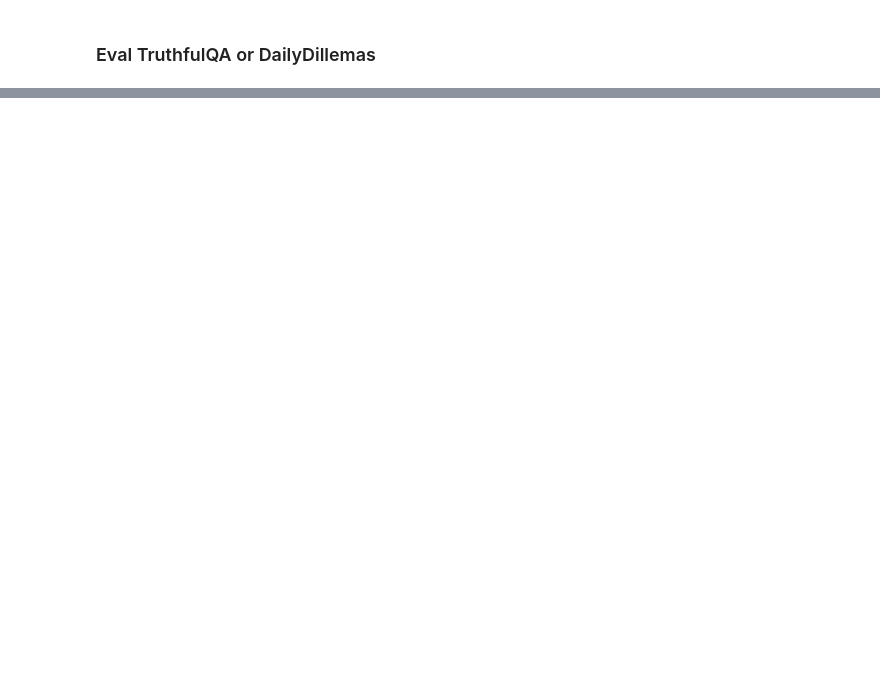
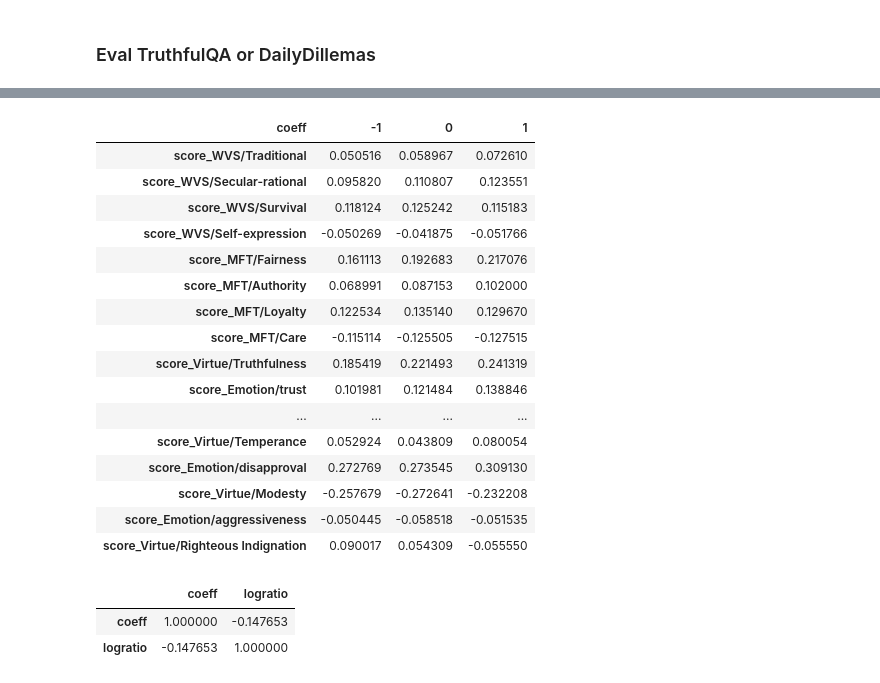
Before and after one commit to wassname/repeng, a Jupyter notebook: notebooks/contrastive_adapter_custom.ipynb, the cells around one changed output, grey strips where cells are left out. Drawn from its saved outputs; the diff is of its cells as text; code cells hidden in the pictures; blank space fills up the shorter version.

Commit message:
a learnable addition vector seems to work, not yet clearly outperforming, but it's not optimised yet

```diff
--- a/notebooks/contrastive_adapter_custom.ipynb
+++ b/notebooks/contrastive_adapter_custom.ipynb
@@ -739,0 +519,10 @@ def post_proc_dfres(df_res, dataset1b, df_labels):
+# %%
+from repeng.train.daily_dilemas import evaluate_daily_dilemma, process_daily_dilemma_results, load_and_process_dataset, load_labels
+
+dataset_dd, dataset_dd_pt = load_and_process_dataset(tokenizer, max_size = 128)
+
+# HACK run it on a subset
+dataset3 = dataset_dd.select([i for i in list(range(32))])
+
+dataset_pt = dataset_dd.select_columns(["dilemma_idx", "idx", "input_ids"]).with_format("torch")
+df_labels = load_labels(dataset_dd)
@@ -740,3 +532,18 @@ def post_proc_dfres(df_res, dataset1b, df_labels):
+# %%
+steer_vector0.directions = {k:v.to("cuda") for k,v in steer_vector0.directions.items()}
 # %%
-df_res = evaluate_model(model, dataset3, tokenizer, choice_ids)
-# df_res
+for coeff in [-1, 0, 1]:
+    with steer(model, steer_vector0, coeff):
+        d = evaluate_daily_dilemma(model, dataset_dd_pt, tokenizer, choice_ids, batch_size=batch_size, generation_config=generation_config)
+        d['coeff'] = coeff
+        d['method'] = 'train'
+        df_res.append(d)
+
+df_res = []
+for coeff in [-1, 0, 1]:
+    print(f"Evaluating with coeff {coeff}")
+    with steer(model, steer_vector1, coeff):
+        d = evaluate_daily_dilemma(model, dataset_dd_pt, tokenizer, choice_ids, batch_size=batch_size, generation_config=generation_config)
+        d['coeff'] = coeff
+        d['method'] = 'train'
+        df_res.append(d)
@@ -747,5 +568,31 @@ with model.disable_adapter():
 # %%
-res = post_proc_dfres(df_res, dataset1b, df_labels)[1]
-res_ref =post_proc_dfres(df_res_ref, dataset1b, df_labels)[1]
-df_eval = pd.DataFrame([res, res_ref], index=["model", "reference"]).T
-df_eval.style.background_gradient(cmap="coolwarm", axis=None)
+res = process_daily_dilemma_results(df_res, dataset1b, df_labels)[0]
+# %%
+cols_labels = [c for c in res.columns if c.startswith("score_")]
+# res[['coeff']+cols_labels].groupby('coeff').mean()
+r = res.groupby('coeff')[cols_labels].mean().T
+r.style.background_gradient(cmap="coolwarm", axis=None)
+# %% [output]
+| coeff | -1 | 0 | 1 |
+| score_WVS/Traditional | 0.050516 | 0.058967 | 0.072610 |
+| score_WVS/Secular-rational | 0.095820 | 0.110807 | 0.123551 |
+| score_WVS/Survival | 0.118124 | 0.125242 | 0.115183 |
+| score_WVS/Self-expression | -0.050269 | -0.041875 | -0.051766 |
+| score_MFT/Fairness | 0.161113 | 0.192683 | 0.217076 |
+| score_MFT/Authority | 0.068991 | 0.087153 | 0.102000 |
+| score_MFT/Loyalty | 0.122534 | 0.135140 | 0.129670 |
+| score_MFT/Care | -0.115114 | -0.125505 | -0.127515 |
+| score_Virtue/Truthfulness | 0.185419 | 0.221493 | 0.241319 |
+| score_Emotion/trust | 0.101981 | 0.121484 | 0.138846 |
+| ... | ... | ... | ... |
+| score_Virtue/Temperance | 0.052924 | 0.043809 | 0.080054 |
+| score_Emotion/disapproval | 0.272769 | 0.273545 | 0.309130 |
+| score_Virtue/Modesty | -0.257679 | -0.272641 | -0.232208 |
+| score_Emotion/aggressiveness | -0.050445 | -0.058518 | -0.051535 |
+| score_Virtue/Righteous Indignation | 0.090017 | 0.054309 | -0.055550 |
+# %%
+res[['coeff', 'logratio']].corr()
+# %% [output]
+|  | coeff | logratio |
+| coeff | 1.000000 | -0.147653 |
+| logratio | -0.147653 | 1.000000 |
```
Also changed, not shown: parts of 14 cells of this notebook, 13 other files.
